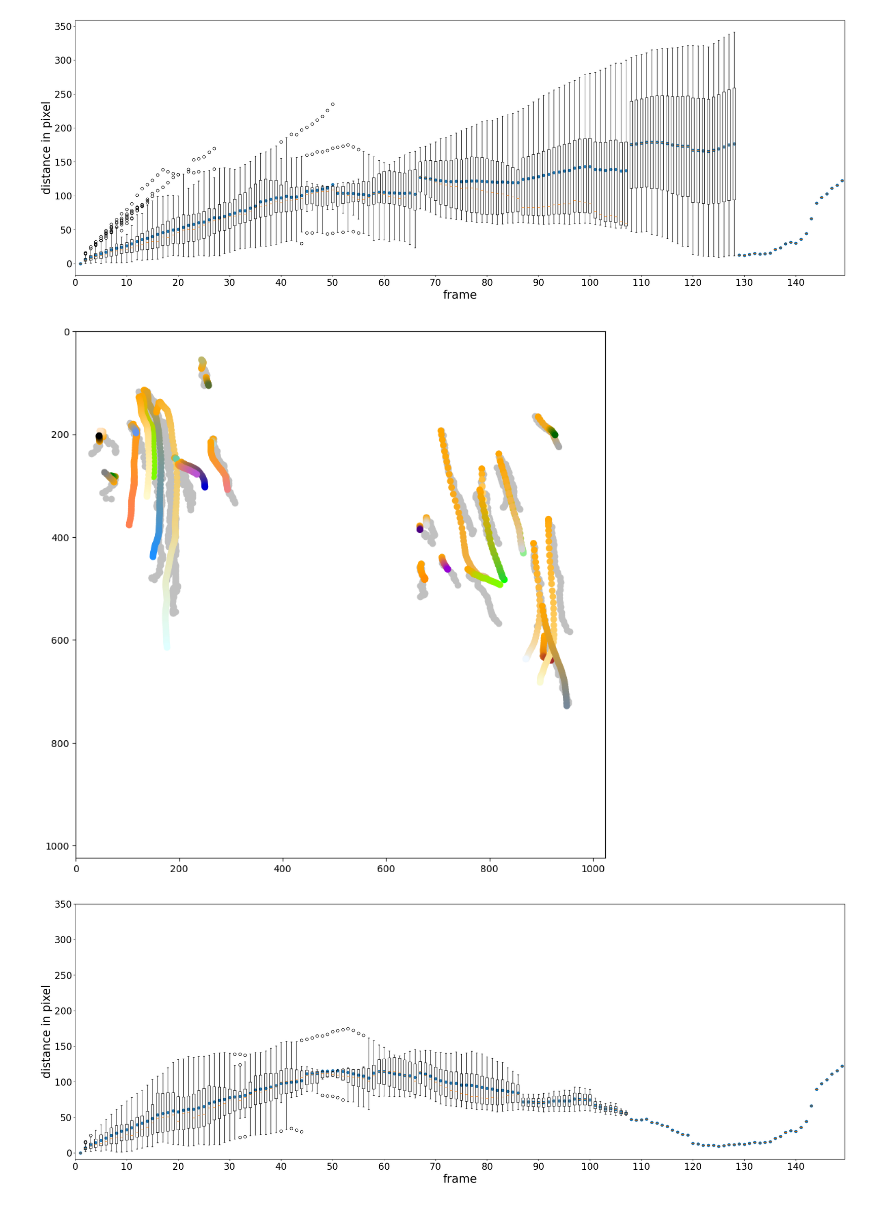
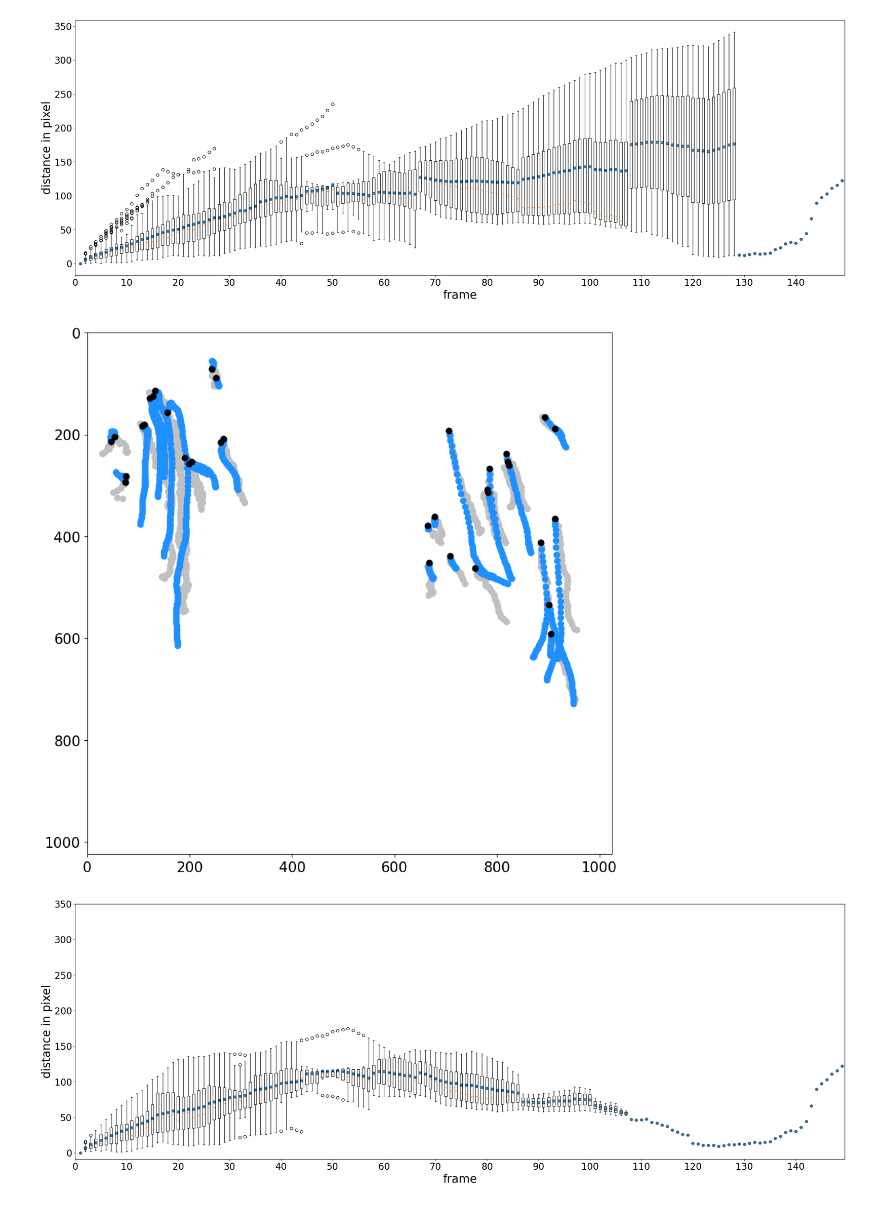
Before and after one commit to rzhou-space/PIV_analysis_headon_data, a Jupyter notebook: Tracking_Py.ipynb, the cells around one changed output. Cells and saved outputs as stored; diff of their text form; code cells hidden in the pictures.

```diff
--- a/Tracking_Py.ipynb
+++ b/Tracking_Py.ipynb
@@ -406,13 +406,16 @@ def optimal_scale_factor(track_id, start_x_cor, start_y_cor, original_x_track,
 
     return np.median(scale_factor), scale_factor, index
 # %%
-def select_by_index(track_id, index_list, track_x, track_y, track_t):
+def select_by_index(track_id, index_list, track_x, track_y,
+                    track_t, start_x_cor, start_y_cor):
     # Extract the subset of x and y coordinates based on the given index list.
     sub_id = [track_id[i] for i in index_list]
     sub_x = [track_x[i] for i in index_list]
     sub_y = [track_y[i] for i in index_list]
     sub_t = [track_t[i] for i in index_list]
-    return sub_id, sub_x, sub_y, sub_t
+    sub_start_x = [start_x_cor[i][0] for i in index_list]
+    sub_start_y = [start_y_cor[i][0] for i in index_list]
+    return sub_id, sub_x, sub_y, sub_t, sub_start_x, sub_start_y
 # %%
 # Get the optimal scaling factor.
 factor, _, index_list = optimal_scale_factor(track_id, start_x_cor, start_y_cor, original_x_track,
@@ -423,11 +426,15 @@ opti_pseudo_x, opti_pseudo_y = pseudo_tracking_piv_grid_v2(U, V, start_t, start_
                                                             start_y_cor, (factor, factor))
 
 # The subset of original tracks and pseudo tracks with optimal factor.
-sub_origi_id, sub_origi_x, sub_origi_y, sub_origi_t = select_by_index(track_id, index_list,
-                                                                      original_x_track, original_y_track,
-                                                                      original_t_track)
-sub_piv_id, sub_piv_x, sub_piv_y, sub_piv_t = select_by_index(track_id, index_list,
-                                                   opti_pseudo_x, opti_pseudo_y, start_t)
+sub_origi_id, sub_origi_x, sub_origi_y, sub_origi_t, sub_origi_start_x, sub_origi_start_y = select_by_index(track_id,
+                                                                                            index_list,
+                                                                                            original_x_track,
+                                                                                            original_y_track,
+                                                                                            original_t_track,
+                                                                                            start_x_cor, start_y_cor)
+sub_piv_id, sub_piv_x, sub_piv_y, sub_piv_t, sub_piv_start_x, sub_piv_start_y = select_by_index(track_id, index_list,
+                                                                                opti_pseudo_x, opti_pseudo_y,
+                                                                                start_t, start_x_cor, start_y_cor)
 
 # sub_origi_t has the structure of list containing all time steps. sub_piv_t has only start and end points.
 # For easier plotting with original tracks together, convert the time stept from piv into the same form as oiriginal.
@@ -443,7 +450,7 @@ pseudo_t_v2 = convert_form_piv_time(start_t)
 # --> Now sub_origi_t and sub_piv_t_v2 has the same data structure (list of lists with all time steps).
 # %%
 def plot_original_pseudo_overlap(track_index, original_x, original_y, original_t,
-                                pseudo_x, pseudo_y, pseudo_t, fig_name):
+                                pseudo_x, pseudo_y, pseudo_t, start_x, start_y, fig_name):
     # Generate the plot overplaps the original tracks and pseudo tracks. White background.
     plt.style.use('default')
     colors = list(mcolors.CSS4_COLORS.keys())
@@ -464,12 +471,16 @@ def plot_original_pseudo_overlap(track_index, original_x, original_y, original_t
         c_i = track_index[i]
         #plt.plot(x_cor, y_cor, color=colors[i], zorder=1)
         cmap_piv = def_cmap_2(colors[c_i])
-        plt.scatter(piv_x_cor, piv_y_cor, c=piv_t, zorder=2, cmap=cmap_piv)
+        plt.scatter(piv_x_cor, piv_y_cor, c="dodgerblue", zorder=2)
         #cmap_origi = def_cmap(colors[i])
         plt.scatter(origi_x_cor, origi_y_cor, c="silver", zorder=1)
 
+    plt.scatter(start_x, start_y, c="black", zorder=3)
+
     plt.xlim(0, 1024)
     plt.ylim(0, 1024)
+    plt.xticks(fontsize=15)
+    plt.yticks(fontsize=15)
     plt.gca().invert_yaxis()
     # fig_name a string.
     plt.savefig(fig_name, dpi = 300)
@@ -490,10 +502,11 @@ plot_time_error(track_id, original_x_track, original_y_track, opti_pseudo_x, opt
 # %%
 # Figure of tracks in periderm regions. Original and pseudo tracks are overlappeing.
 # Pseudo tracks are generated with the "optimal" scaling factor.
 plot_original_pseudo_overlap(index_list, sub_origi_x, sub_origi_y, sub_origi_t,
-                            sub_piv_x, sub_piv_y, sub_piv_t_v2, "overlap_origi_piv_opti_factor_subregion")
+                            sub_piv_x, sub_piv_y, sub_piv_t_v2, sub_piv_start_x, sub_piv_start_y,
+                             "overlap_origi_piv_opti_factor_subregion")
 # %% [output]
-[figure, old version]
+[figure, new version]
 # %%
 plot_time_error(sub_origi_id, sub_origi_x, sub_origi_y, sub_piv_x, sub_piv_y,
                 "time_error_periderm_tracks")
```
Also changed, not shown: parts of 2 cells of this notebook.
